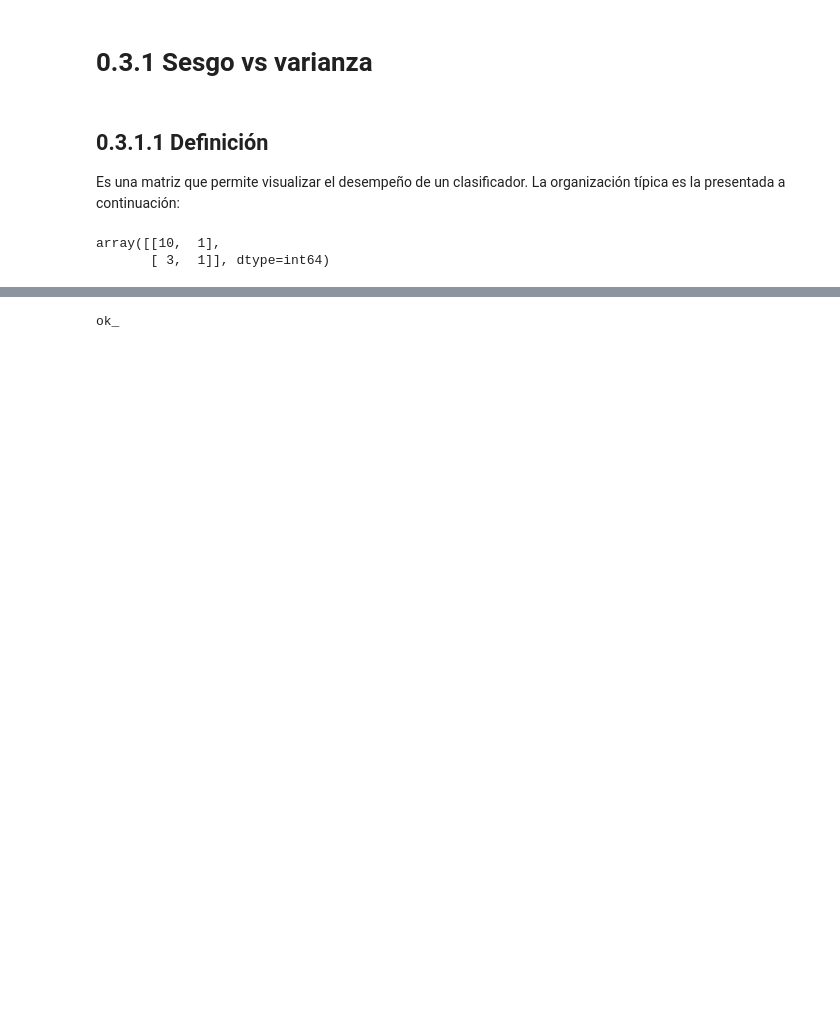
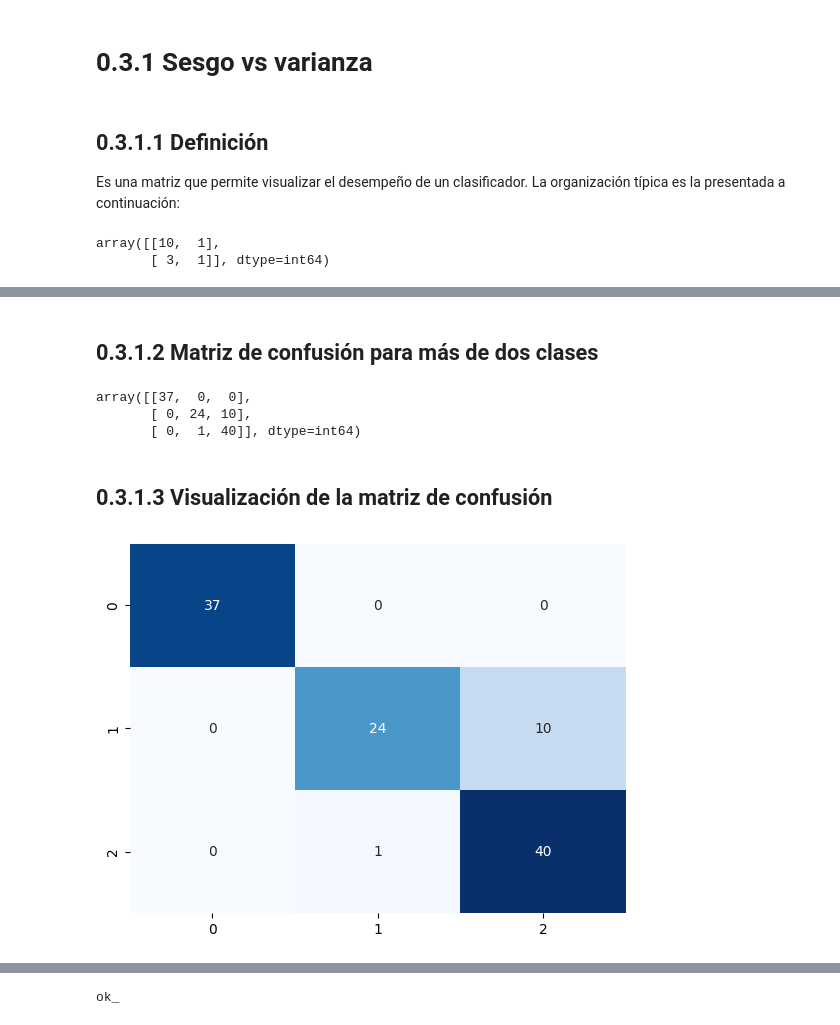
Before and after one commit to oecorrechag/vision-artificial, a Jupyter notebook: notebooks/Analítica Predictiva/03_seccion/Selección y evaluación de modelos en sklearn (Parte 2)/0.3.1 La matriz de confusión.ipynb, the cells around one changed output, grey strips where cells are left out. Cells and saved outputs as stored; diff of their text form; code cells hidden in the pictures; blank space fills up the shorter version.

```diff
--- a/notebooks/Analítica Predictiva/03_seccion/Selección y evaluación de modelos en sklearn (Parte 2)/0.3.1 La matriz de confusión.ipynb
+++ b/notebooks/Analítica Predictiva/03_seccion/Selección y evaluación de modelos en sklearn (Parte 2)/0.3.1 La matriz de confusión.ipynb
@@ -178,0 +116,43 @@ Polimonio ideal para el profesor seria el 12, por parcimonia seria el 10, por di
+# %% [markdown]
+## 0.3.1.2 Matriz de confusión para más de dos clases
+# %%
+iris = load_iris()
+X = iris.data
+y = iris.target
+class_names = iris.target_names
+
+X_train, X_test, y_train, y_test = train_test_split(
+    X,
+    y,
+    random_state=0,
+)
+
+clf = SVC(kernel="linear", C=0.01).fit(X_train, y_train)
+
+y_pred = clf.predict(X_train)
+
+cm = confusion_matrix(
+    y_true=y_train,
+    y_pred=y_pred,
+    labels=None,
+    normalize=None,
+)
+
+cm
+# %% [output]
+array([[37,  0,  0],
+       [ 0, 24, 10],
+       [ 0,  1, 40]], dtype=int64)
+# %% [markdown]
+## 0.3.1.3 Visualización de la matriz de confusión
+# %%
+sns.heatmap(
+    cm,
+    cbar=False,
+    cmap="Blues",
+    annot=True,
+    fmt="d",
+)
+plt.show()
+# %% [output]
+[figure, added]
```
Also changed, not shown: parts of 15 cells of this notebook.
